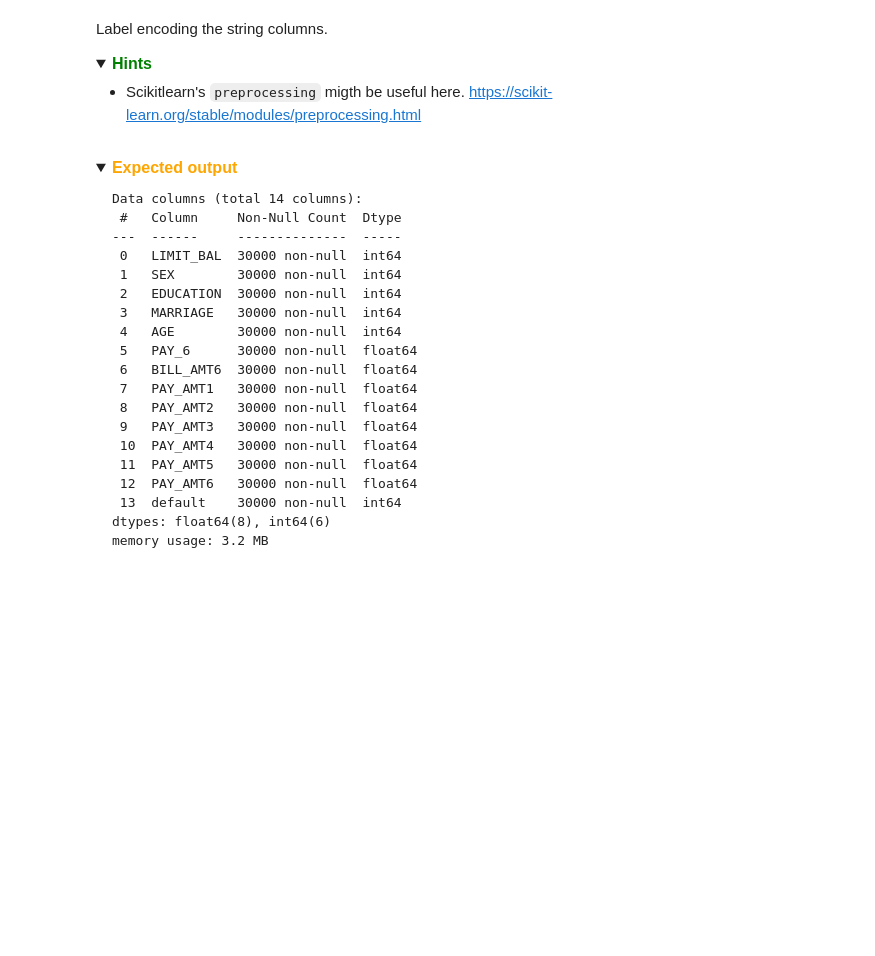
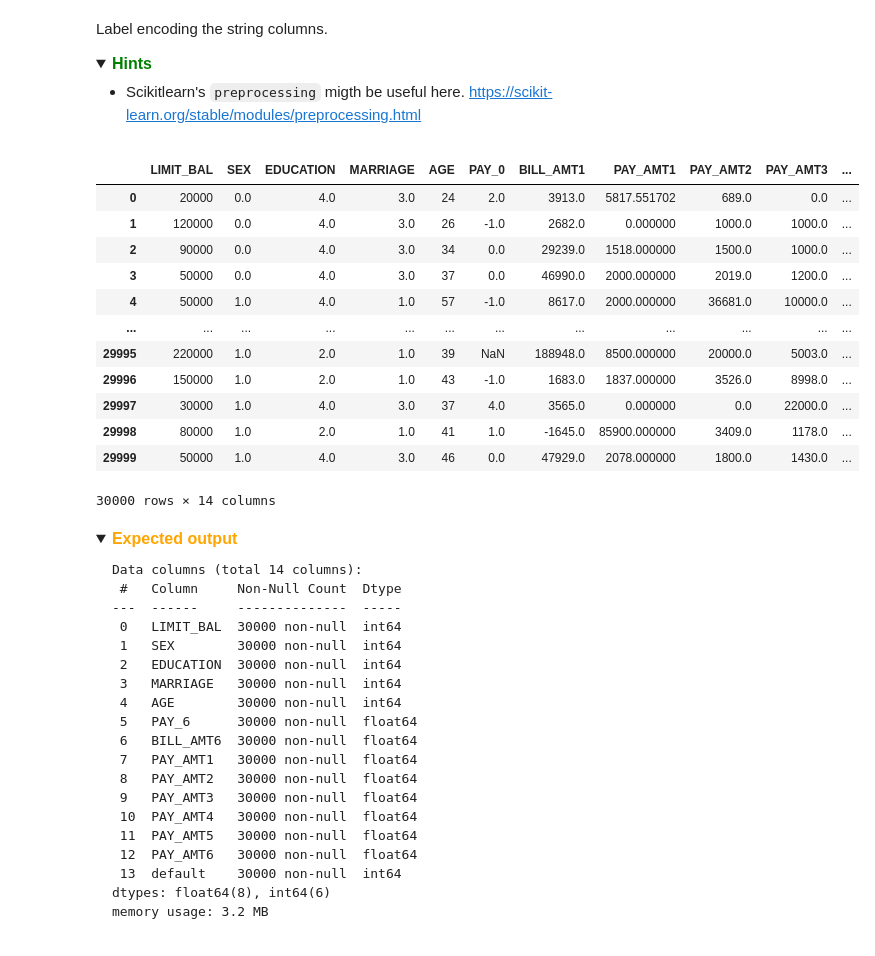
Before and after one commit to MrYellowSock/CE_MACHINE_LEARNING, a Jupyter notebook: lab1/Lab1-2.ipynb, the cells around one changed output. Cells and saved outputs as stored; diff of their text form; code cells hidden in the pictures; folded sections open; blank space fills up the shorter version.

```diff
--- a/lab1/Lab1-2.ipynb
+++ b/lab1/Lab1-2.ipynb
@@ -238,8 +352,10 @@ Drop the input variables (columns) that have high correlation (too similar) > 0.
 (high correlation = large similarity)
 # %%
 ### START CODE HERE ###
-to_drop = None
-df.drop(None)
+to_drop = [ 'PAY_2',
+       'PAY_3', 'PAY_4', 'PAY_5', 'PAY_6', 'BILL_AMT2',
+       'BILL_AMT3', 'BILL_AMT4', 'BILL_AMT5', 'BILL_AMT6']
+df.drop(to_drop, axis=1,inplace=True)
 ### END CODE HERE ###
 # %% [markdown]
 <details>
@@ -275,11 +401,8 @@ Data Exploration, Cleansing, and Transform
 3. Explore data statistics
 # %%
 ### START CODE HERE ###
-
-non_numeric_columns = None
-
-
-
+# relationship test but for categorical
+non_numeric_columns = ['SEX', 'EDUCATION', 'MARRIAGE', 'default ']
 ### END CODE HERE ###
 # %% [markdown]
 Label encoding the string columns.
@@ -296,12 +419,26 @@ https://scikit-learn.org/stable/modules/preprocessing.html
 </details>
 # %%
 ### START CODE HERE ###
-
-
-
-
+enc = OrdinalEncoder()
+df[non_numeric_columns] = enc.fit_transform(df[non_numeric_columns])
+df[non_numeric_columns].astype(np.int64)
 
 ### END CODE HERE ###
+df
+# %% [output]
+|  | LIMIT_BAL | SEX | EDUCATION | MARRIAGE | AGE | PAY_0 | BILL_AMT1 | PAY_AMT1 | PAY_AMT2 | PAY_AMT3 | ... |
+| 0 | 20000 | 0.0 | 4.0 | 3.0 | 24 | 2.0 | 3913.0 | 5817.551702 | 689.0 | 0.0 | ... |
+| 1 | 120000 | 0.0 | 4.0 | 3.0 | 26 | -1.0 | 2682.0 | 0.000000 | 1000.0 | 1000.0 | ... |
+| 2 | 90000 | 0.0 | 4.0 | 3.0 | 34 | 0.0 | 29239.0 | 1518.000000 | 1500.0 | 1000.0 | ... |
+| 3 | 50000 | 0.0 | 4.0 | 3.0 | 37 | 0.0 | 46990.0 | 2000.000000 | 2019.0 | 1200.0 | ... |
+| 4 | 50000 | 1.0 | 4.0 | 1.0 | 57 | -1.0 | 8617.0 | 2000.000000 | 36681.0 | 10000.0 | ... |
+| ... | ... | ... | ... | ... | ... | ... | ... | ... | ... | ... | ... |
+| 29995 | 220000 | 1.0 | 2.0 | 1.0 | 39 | NaN | 188948.0 | 8500.000000 | 20000.0 | 5003.0 | ... |
+| 29996 | 150000 | 1.0 | 2.0 | 1.0 | 43 | -1.0 | 1683.0 | 1837.000000 | 3526.0 | 8998.0 | ... |
+| 29997 | 30000 | 1.0 | 4.0 | 3.0 | 37 | 4.0 | 3565.0 | 0.000000 | 0.0 | 22000.0 | ... |
+| 29998 | 80000 | 1.0 | 2.0 | 1.0 | 41 | 1.0 | -1645.0 | 85900.000000 | 3409.0 | 1178.0 | ... |
+| 29999 | 50000 | 1.0 | 4.0 | 3.0 | 46 | 0.0 | 47929.0 | 2078.000000 | 1800.0 | 1430.0 | ... |
+30000 rows × 14 columns
 # %% [markdown]
 <details>
 
```
Also changed, not shown: parts of 22 cells of this notebook.
